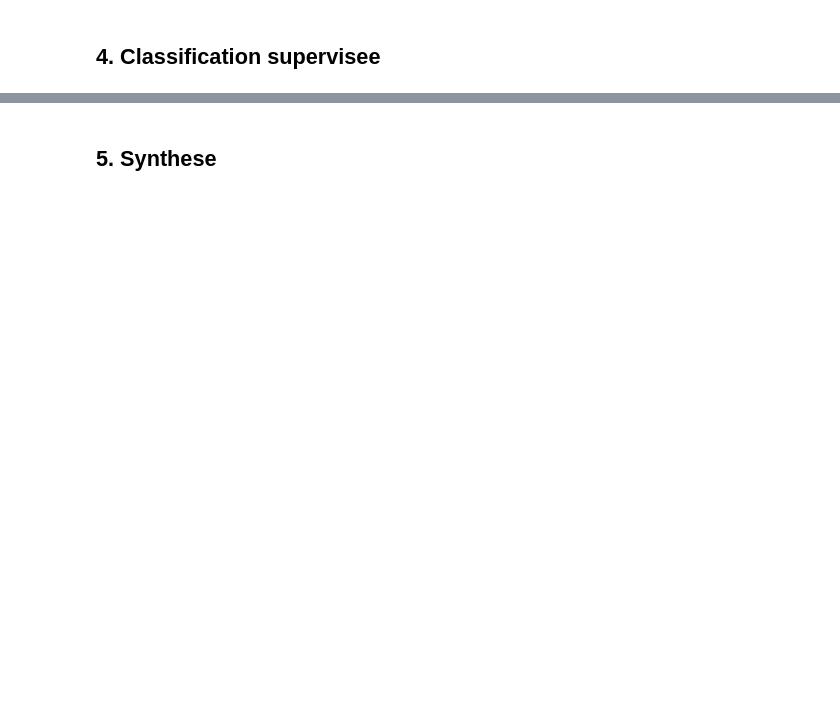
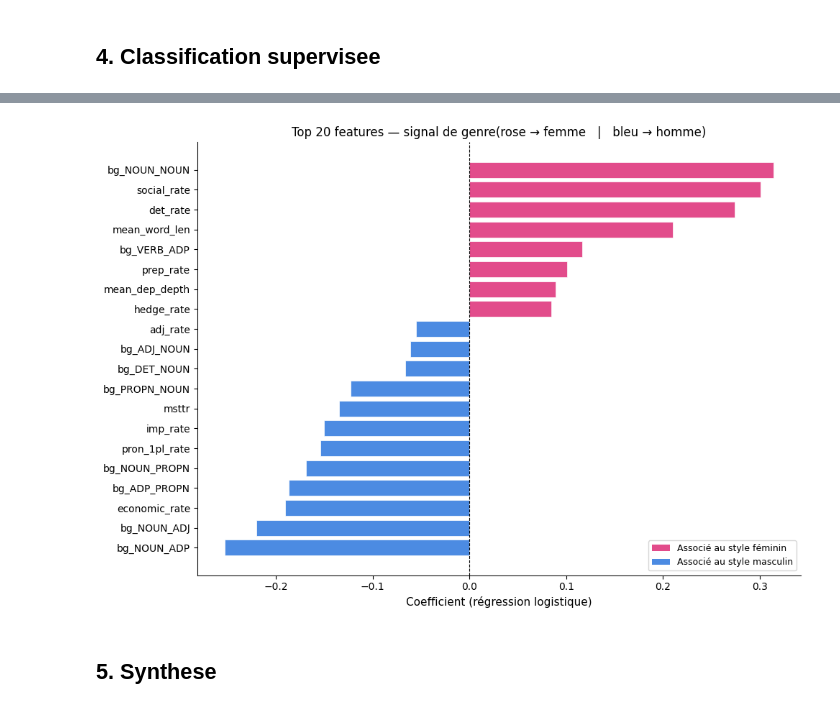
Before and after one commit to josiepierr/MLP-for-NLP-Gender-Classification, a Jupyter notebook: notebooks/04_style_gender.ipynb, the cells around one changed output, grey strips where cells are left out. Saved outputs shown, nothing was run; the diff lists cells and outputs as text; code cells hidden in the pictures; blank space fills up the shorter version.

```diff
--- a/notebooks/04_style_gender.ipynb
+++ b/notebooks/04_style_gender.ipynb
@@ -274,15 +361,32 @@ plt.show()
 # %%
-coefs     = clf.named_steps["lr"].coef_[0]
-feat_imp  = pd.Series(coefs, index=STYLE_FEATURES)
+coefs    = clf.named_steps["lr"].coef_[0]
+feat_imp = pd.Series(coefs, index=STYLE_FEATURES)
+
+# Top 20 par valeur absolue, mais on garde le signe réel
 top20_imp = feat_imp.abs().sort_values(ascending=False).head(20)
-colors_imp = ["#E24C8B" if coefs[STYLE_FEATURES.index(f)] > 0 else "#4C8BE2" for f in top20_imp.index]
-fig, ax = plt.subplots(figsize=(9,6))
-top20_imp.plot.barh(ax=ax, color=colors_imp)
-ax.set_xlabel("|Coefficient| (rose=femme, bleu=homme)")
-ax.set_title("Top 20 features par importance (regression logistique)")
+top20_vals = feat_imp[top20_imp.index].sort_values()   # trié pour le barh
+
+colors_imp = ["#E24C8B" if v > 0 else "#4C8BE2" for v in top20_vals]
+
+fig, ax = plt.subplots(figsize=(10, 7))
+bars = ax.barh(top20_vals.index, top20_vals.values, color=colors_imp, edgecolor="white", linewidth=0.5)
+
+ax.axvline(0, color="black", linewidth=0.8, linestyle="--")
+ax.set_xlabel("Coefficient (régression logistique)", fontsize=11)
+ax.set_title("Top 20 features — signal de genre(rose → femme   |   bleu → homme)", fontsize=12)
+
+# Légende discrète
+from matplotlib.patches import Patch
+legend_elements = [Patch(facecolor="#E24C8B", label="Associé au style féminin"),
+                   Patch(facecolor="#4C8BE2", label="Associé au style masculin")]
+ax.legend(handles=legend_elements, loc="lower right", fontsize=9)
+
+ax.spines[["top", "right"]].set_visible(False)
 plt.tight_layout()
 plt.savefig(FIGURES_DIR / "04_feature_importance.png", dpi=150, bbox_inches="tight")
 plt.show()
+# %% [output]
+[figure, added]
 # %% [markdown]
 ## 5. Synthese
 # %%
```
Also changed, not shown: parts of 13 cells of this notebook, 6 other files.
